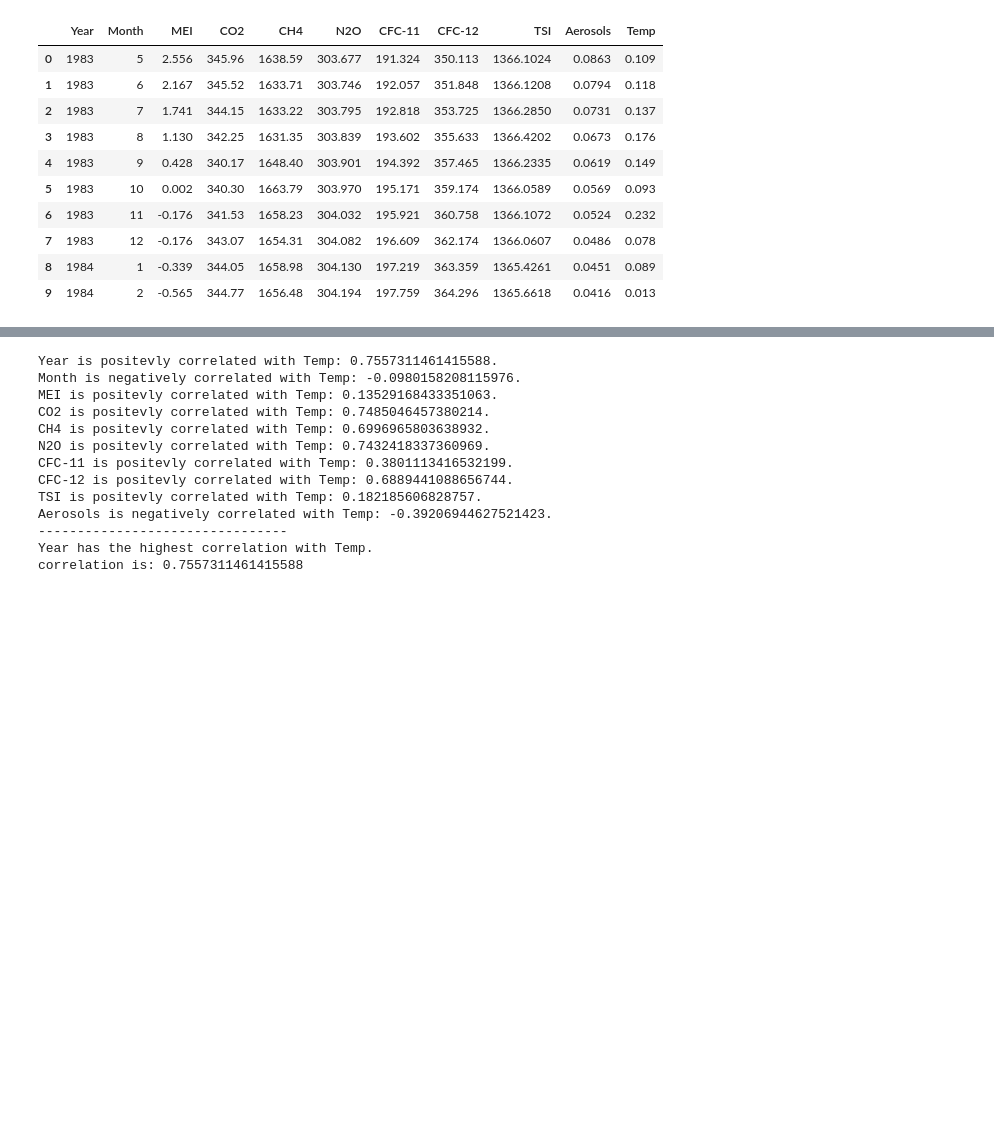
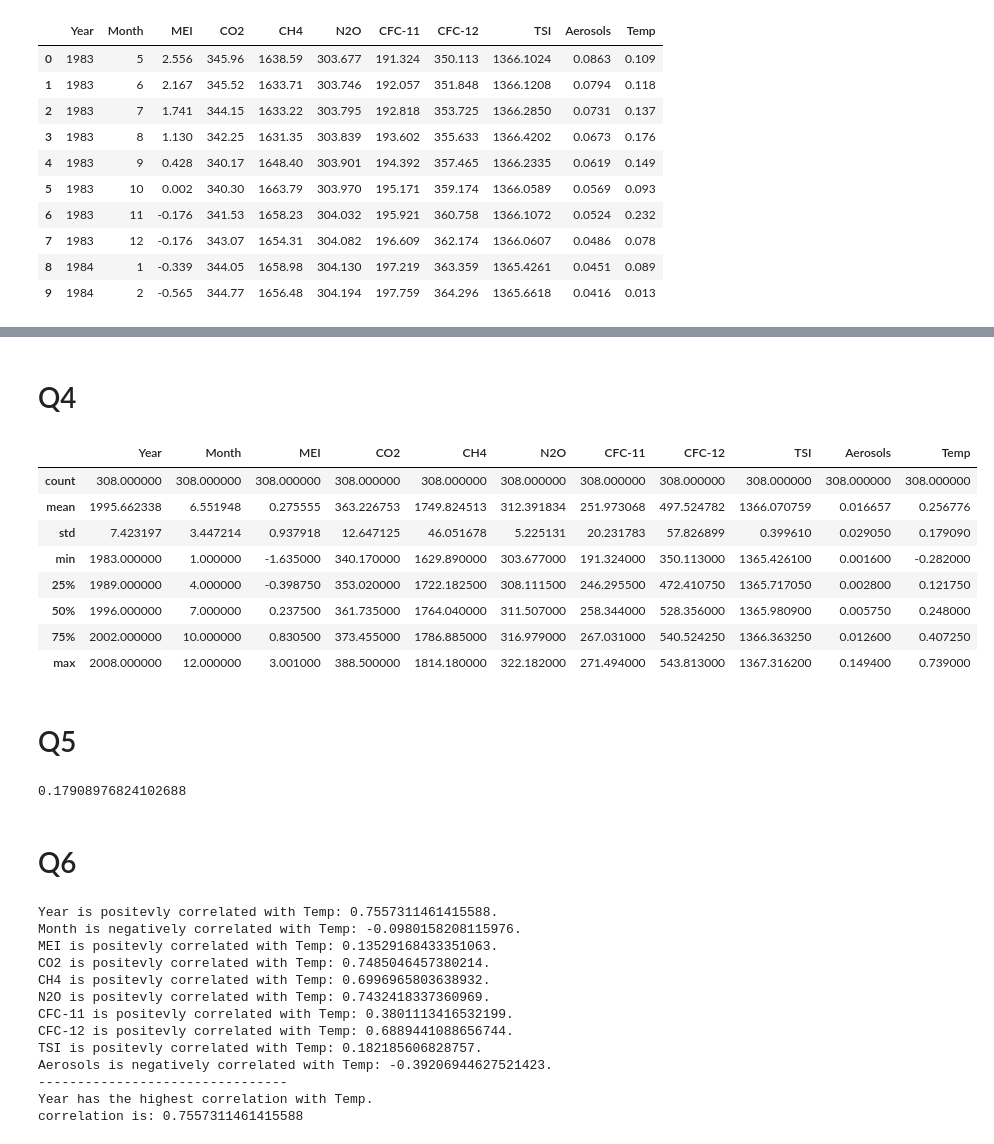
Before and after one commit to itsatefe/Pattern-Recognition, a Jupyter notebook: HW1/Linear_regression/Linear.ipynb, the cells around one changed output, grey strips where cells are left out. Cells and saved outputs as stored; diff of their text form; code cells hidden in the pictures; blank space fills up the shorter version.

```diff
--- a/HW1/Linear_regression/Linear.ipynb
+++ b/HW1/Linear_regression/Linear.ipynb
@@ -41,3 +39,25 @@ temp_std = np.std(dataset['Temp'])
+# %% [markdown]
+# Q4
+# %%
+description = dataset.describe()
+# %% [output]
+|  | Year | Month | MEI | CO2 | CH4 | N2O | CFC-11 | CFC-12 | TSI | Aerosols | Temp |
+| count | 308.000000 | 308.000000 | 308.000000 | 308.000000 | 308.000000 | 308.000000 | 308.000000 | 308.000000 | 308.000000 | 308.000000 | 308.000000 |
+| mean | 1995.662338 | 6.551948 | 0.275555 | 363.226753 | 1749.824513 | 312.391834 | 251.973068 | 497.524782 | 1366.070759 | 0.016657 | 0.256776 |
+| std | 7.423197 | 3.447214 | 0.937918 | 12.647125 | 46.051678 | 5.225131 | 20.231783 | 57.826899 | 0.399610 | 0.029050 | 0.179090 |
+| min | 1983.000000 | 1.000000 | -1.635000 | 340.170000 | 1629.890000 | 303.677000 | 191.324000 | 350.113000 | 1365.426100 | 0.001600 | -0.282000 |
+| 25% | 1989.000000 | 4.000000 | -0.398750 | 353.020000 | 1722.182500 | 308.111500 | 246.295500 | 472.410750 | 1365.717050 | 0.002800 | 0.121750 |
+| 50% | 1996.000000 | 7.000000 | 0.237500 | 361.735000 | 1764.040000 | 311.507000 | 258.344000 | 528.356000 | 1365.980900 | 0.005750 | 0.248000 |
+| 75% | 2002.000000 | 10.000000 | 0.830500 | 373.455000 | 1786.885000 | 316.979000 | 267.031000 | 540.524250 | 1366.363250 | 0.012600 | 0.407250 |
+| max | 2008.000000 | 12.000000 | 3.001000 | 388.500000 | 1814.180000 | 322.182000 | 271.494000 | 543.813000 | 1367.316200 | 0.149400 | 0.739000 |
+# %% [markdown]
+# Q5
+# %%
+temp_std = description['Temp']['std']
+# %% [output]
+0.17908976824102688
+# %% [markdown]
+# Q6
 # %%
 MAX_col_corr = 0
 MAX_col_name = []
```
Also changed, not shown: parts of 10 cells of this notebook.
